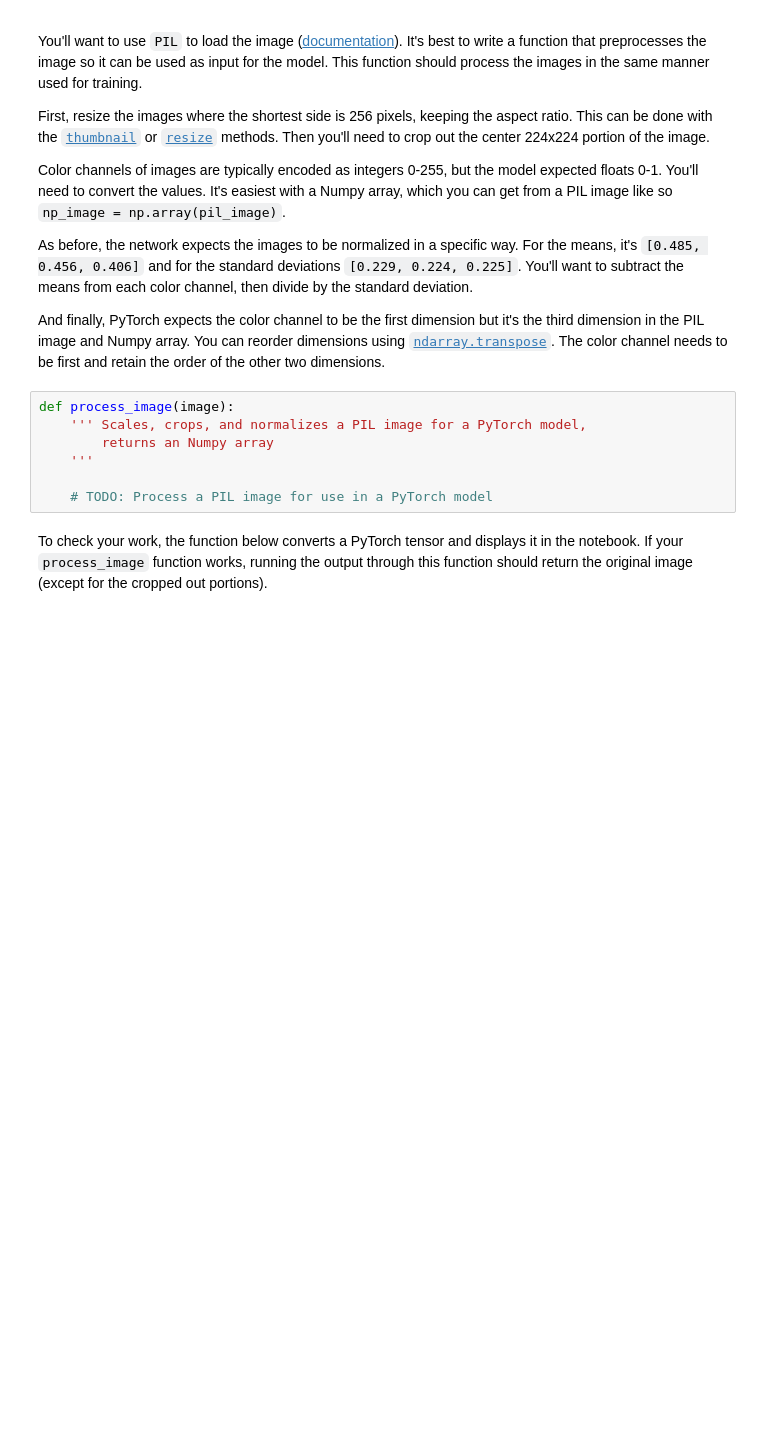
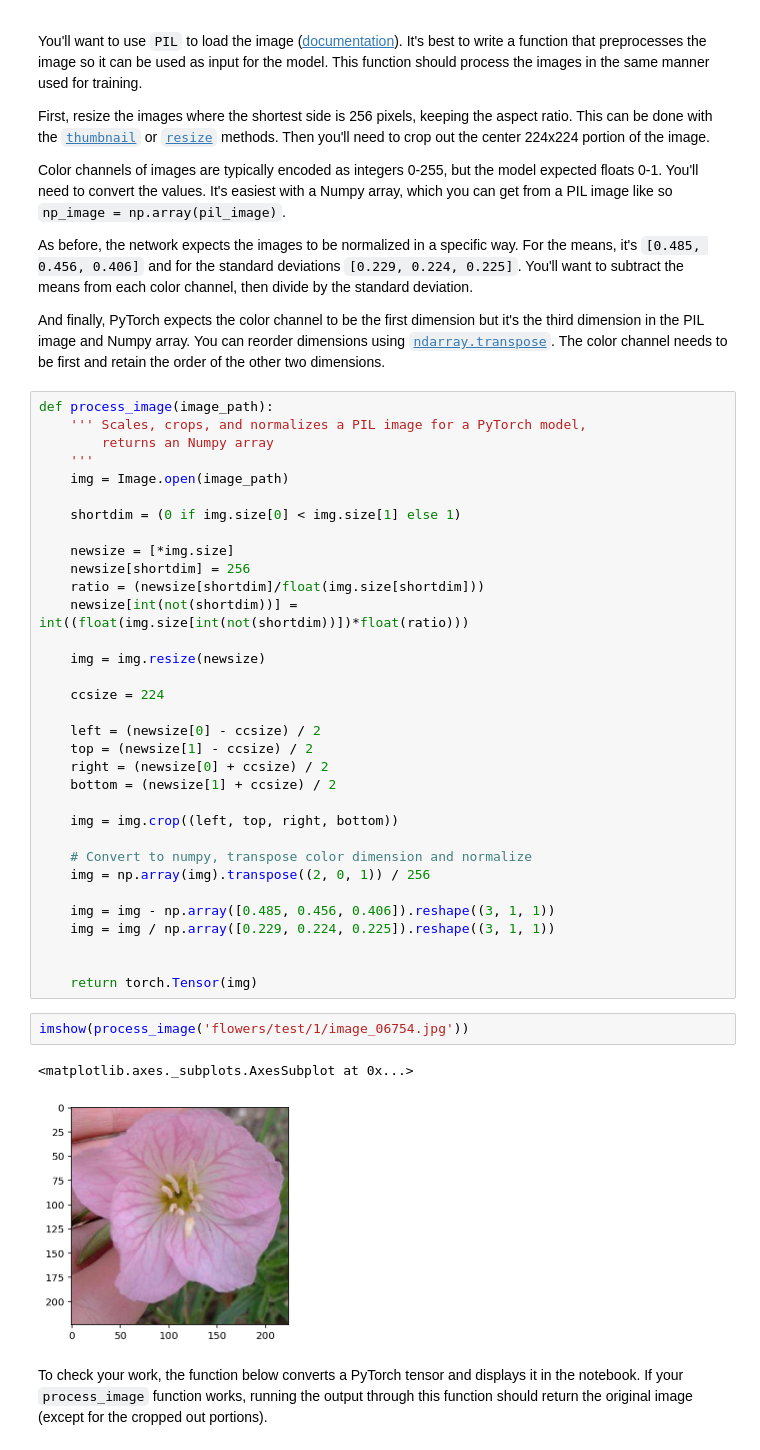
Before and after one commit to daniel-tejeda/aipnd-project, a Jupyter notebook: Image Classifier Project.ipynb, the cells around one changed output. Saved outputs shown, nothing was run; the diff lists cells and outputs as text; blank space fills up the shorter version.

```diff
--- a/Image Classifier Project.ipynb
+++ b/Image Classifier Project.ipynb
@@ -440,13 +415,44 @@ Color channels of images are typically encoded as integers 0-255, but the model
 As before, the network expects the images to be normalized in a specific way. For the means, it's `[0.485, 0.456, 0.406]` and for the standard deviations `[0.229, 0.224, 0.225]`. You'll want to subtract the means from each color channel, then divide by the standard deviation.
 
 And finally, PyTorch expects the color channel to be the first dimension but it's the third dimension in the PIL image and Numpy array. You can reorder dimensions using [`ndarray.transpose`](https://docs.scipy.org/doc/numpy-1.13.0/reference/generated/numpy.ndarray.transpose.html). The color channel needs to be first and retain the order of the other two dimensions.
-# %%
-def process_image(image):
-    ''' Scales, crops, and normalizes a PIL image for a PyTorch model,
-        returns an Numpy array
-    '''
-
-    # TODO: Process a PIL image for use in a PyTorch model
+# %%
+def process_image(image_path):
+    ''' Scales, crops, and normalizes a PIL image for a PyTorch model,
+        returns an Numpy array
+    '''
+    img = Image.open(image_path)
+
+    shortdim = (0 if img.size[0] < img.size[1] else 1)
+
+    newsize = [*img.size]
+    newsize[shortdim] = 256
+    ratio = (newsize[shortdim]/float(img.size[shortdim]))
+    newsize[int(not(shortdim))] = int((float(img.size[int(not(shortdim))])*float(ratio)))
+
+    img = img.resize(newsize)
+
+    ccsize = 224
+
+    left = (newsize[0] - ccsize) / 2
+    top = (newsize[1] - ccsize) / 2
+    right = (newsize[0] + ccsize) / 2
+    bottom = (newsize[1] + ccsize) / 2
+
+    img = img.crop((left, top, right, bottom))
+
+    # Convert to numpy, transpose color dimension and normalize
+    img = np.array(img).transpose((2, 0, 1)) / 256
+
+    img = img - np.array([0.485, 0.456, 0.406]).reshape((3, 1, 1))
+    img = img / np.array([0.229, 0.224, 0.225]).reshape((3, 1, 1))
+
+
+    return torch.Tensor(img)
+# %%
+imshow(process_image('flowers/test/1/image_06754.jpg'))
+# %% [output]
+<matplotlib.axes._subplots.AxesSubplot at 0x...>
+[figure, added]
 # %% [markdown]
 To check your work, the function below converts a PyTorch tensor and displays it in the notebook. If your `process_image` function works, running the output through this function should return the original image (except for the cropped out portions).
 # %%
```
Also changed, not shown: parts of 10 cells of this notebook.
